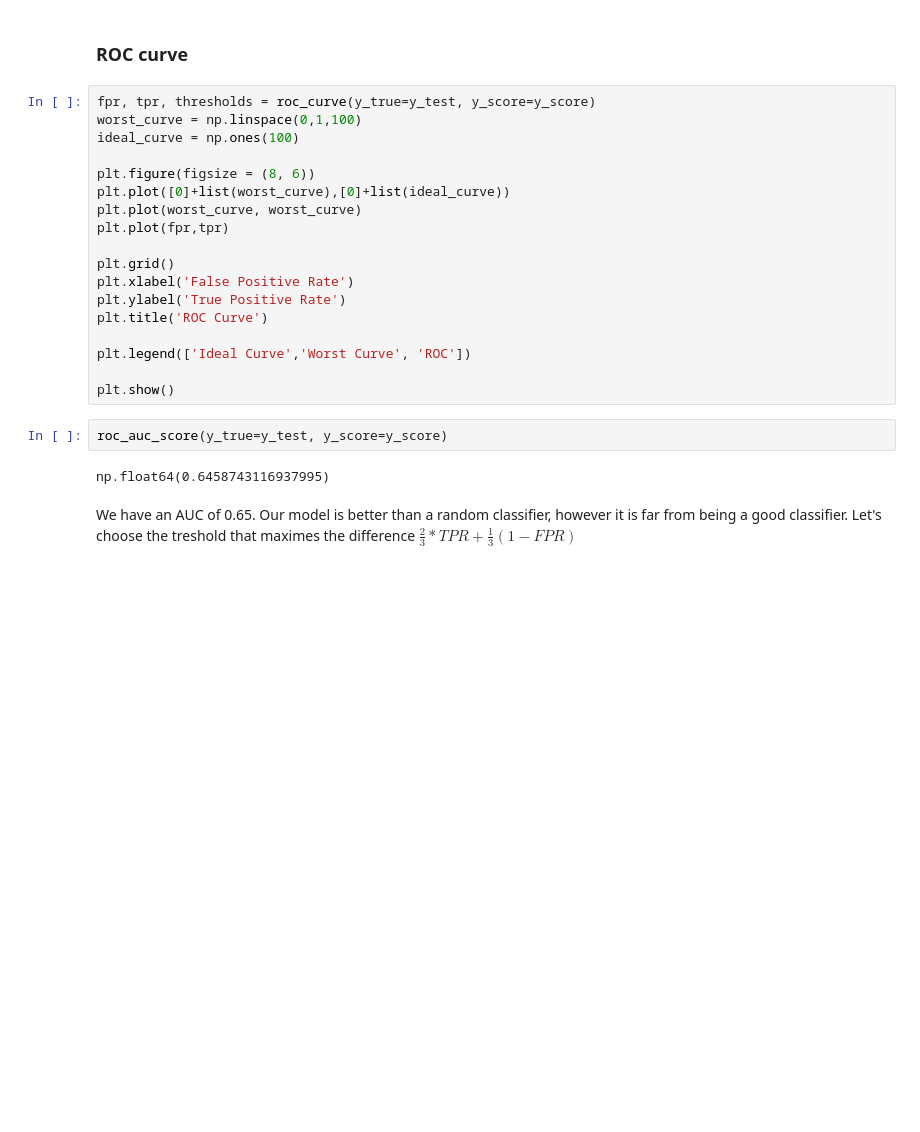
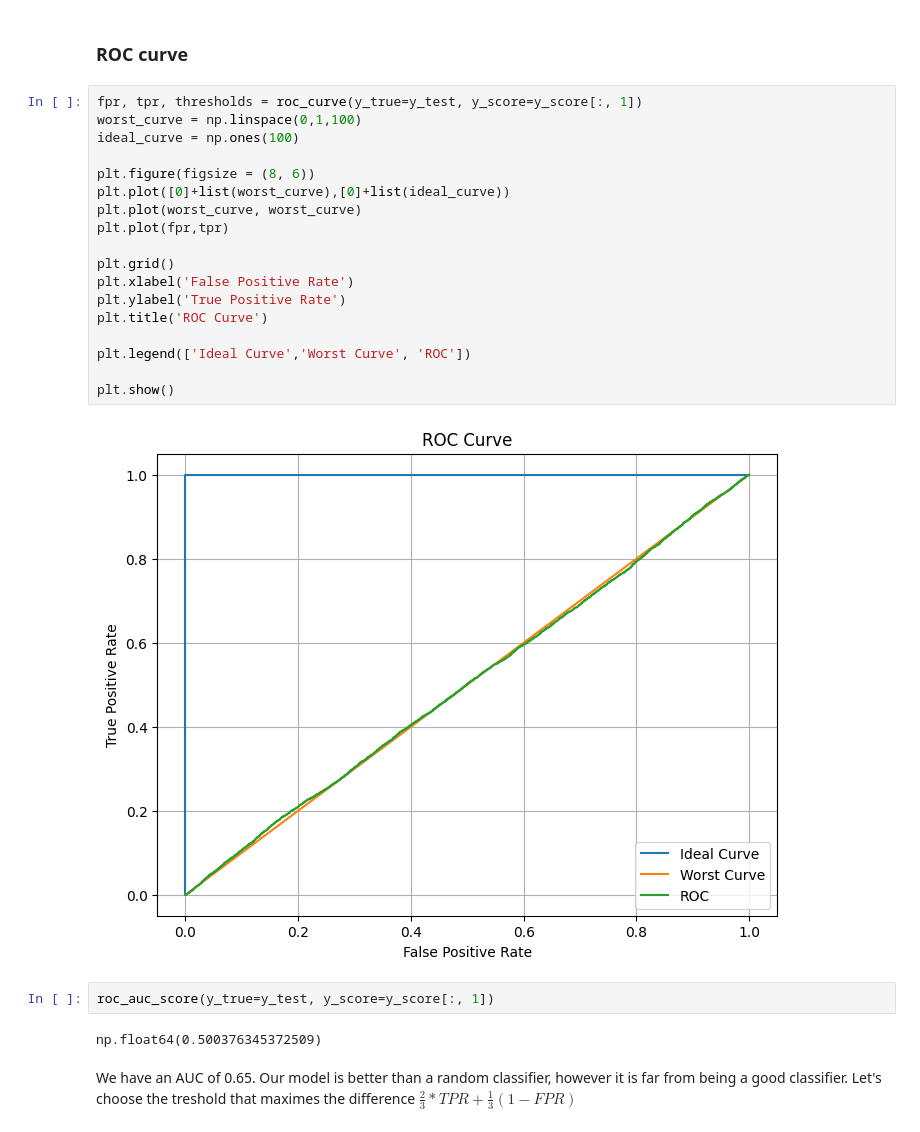
Before and after one commit to weiss25r/Data-analysis-of-diabetic-patients-readmissions-in-hospitals, a Jupyter notebook: main.ipynb, the cells around one changed output. Drawn from its saved outputs; the diff is of its cells as text; blank space fills up the shorter version.

```diff
--- a/main.ipynb
+++ b/main.ipynb
@@ -1085,27 +977,29 @@ We have a TPR (recall) of 0.45!! Can we do better with another treshold? Let's U
 # %% [markdown]
 ### ROC curve
 # %%
-fpr, tpr, thresholds = roc_curve(y_true=y_test, y_score=y_score)
+fpr, tpr, thresholds = roc_curve(y_true=y_test, y_score=y_score[:, 1])
 worst_curve = np.linspace(0,1,100)
 ideal_curve = np.ones(100)
 
 plt.figure(figsize = (8, 6))
 plt.plot([0]+list(worst_curve),[0]+list(ideal_curve))
 plt.plot(worst_curve, worst_curve)
 plt.plot(fpr,tpr)
 
 plt.grid()
 plt.xlabel('False Positive Rate')
 plt.ylabel('True Positive Rate')
 plt.title('ROC Curve')
 
 plt.legend(['Ideal Curve','Worst Curve', 'ROC'])
 
 plt.show()
+# %% [output]
+[figure, added]
 # %%
-roc_auc_score(y_true=y_test, y_score=y_score)
+roc_auc_score(y_true=y_test, y_score=y_score[:, 1])
 # %% [output]
-np.float64(0.6458743116937995)
+np.float64(0.500376345372509)
 # %% [markdown]
 We have an AUC of 0.65. Our model is better than a random classifier, however it is far from being a good classifier.
 Let's choose the treshold that maximes the difference $\frac{2}{3}*TPR + \frac{1}{3}(1-FPR)$
```
Also changed, not shown: parts of 61 cells of this notebook.
